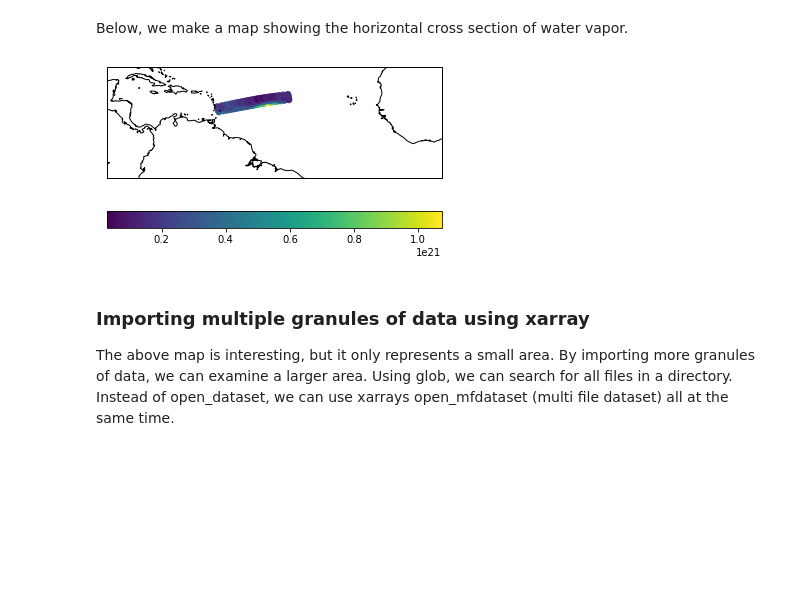
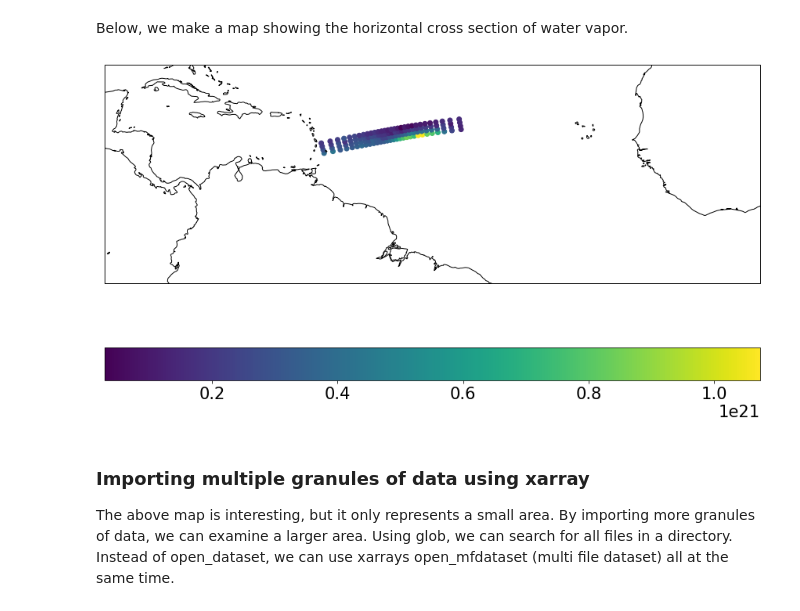
Before and after one commit to resmaili/nucaps-sal, a Jupyter notebook: JSC_SAL_tutorial.ipynb, the cells around one changed output. Cells and saved outputs as stored; diff of their text form; code cells hidden in the pictures; blank space fills up the shorter version.

```diff
--- a/JSC_SAL_tutorial.ipynb
+++ b/JSC_SAL_tutorial.ipynb
@@ -191,25 +191,25 @@ griddedView = nucaps.sel(Number_of_P_Levels=PresLevIndex[496])
 Below, we make a map showing the horizontal cross section of water vapor.
 # %%
 # Initiate the plot
-fig = plt.figure()
+fig = plt.figure(figsize=(15, 10))
 
 # Adds a map to the plot
 ax=plt.axes(projection=ccrs.PlateCarree())
 ax.coastlines('50m')
 
 # Plots the latitude and longitude of the NUCAPS data
 plt.scatter(griddedView['Longitude'], griddedView['Latitude'], c=griddedView['H2O'])
 
 plt.colorbar(orientation='horizontal')
 
 # Expands axes
 ax.set_ylim(-5, 25)
 ax.set_xlim(-90, 0)
 
 # Display plot
 plt.show()
 # %% [output]
-[figure, old version]
+[figure, new version]
 # %% [markdown]
 ### Importing multiple granules of data using xarray
 
```
Also changed, not shown: parts of 5 cells of this notebook, 3 other files.
